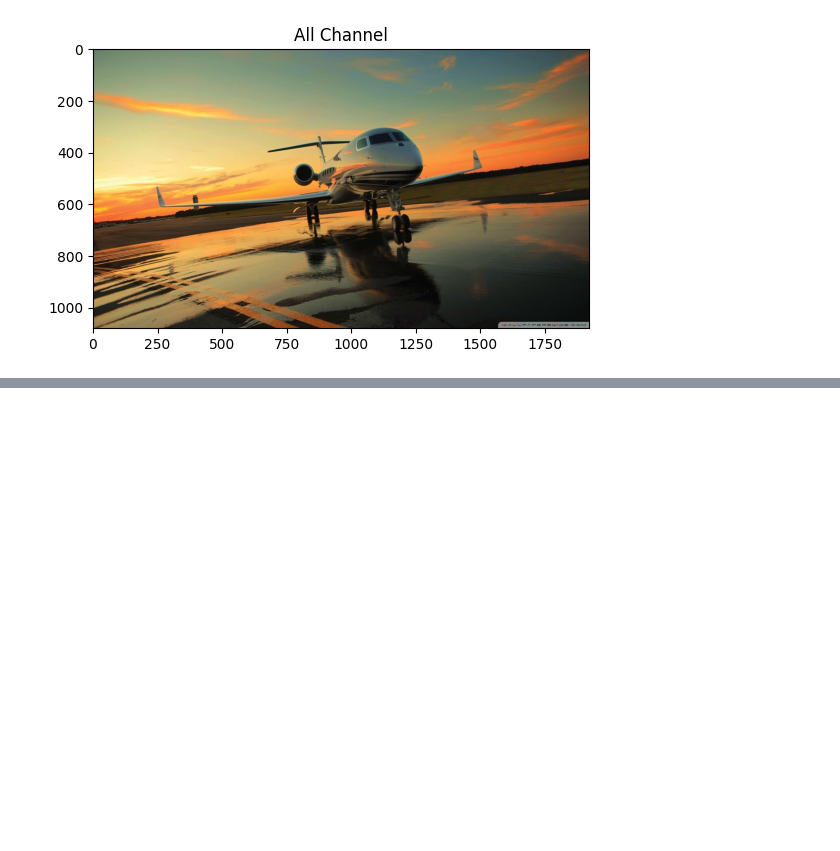
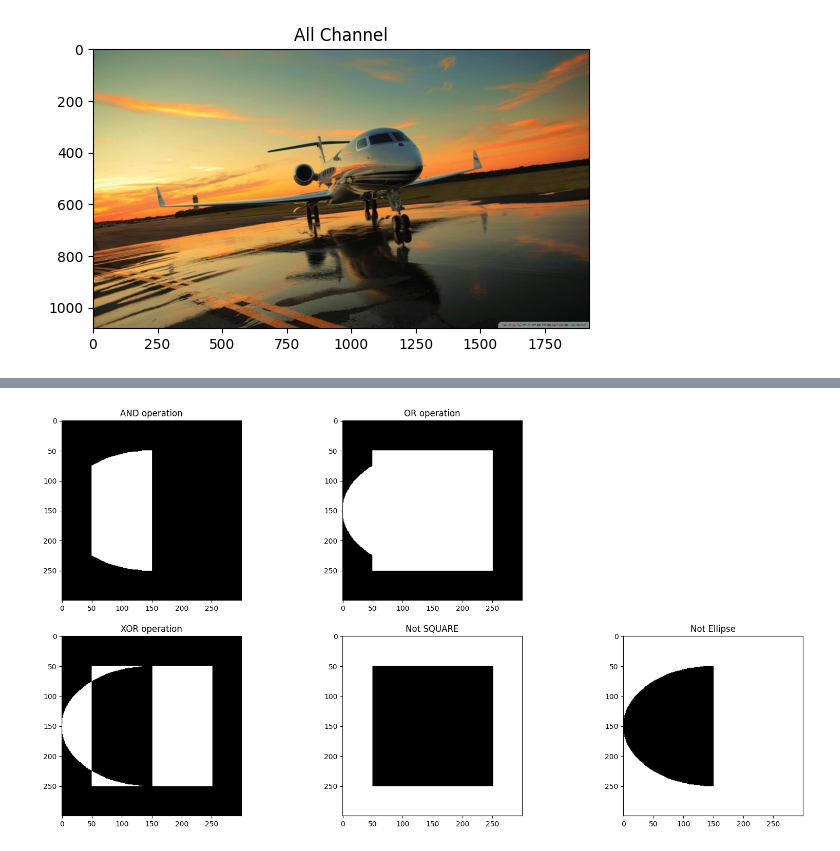
Before and after one commit to abolfazlkeshavarz/OpenCV, a Jupyter notebook: Session3.ipynb, the cells around one changed output, grey strips where cells are left out. Cells and saved outputs as stored; diff of their text form; code cells hidden in the pictures; blank space fills up the shorter version.

```diff
--- a/Session3.ipynb
+++ b/Session3.ipynb
@@ -42,0 +69,17 @@ plt.imshow(Mod_HSV_plane);plt.title('All Channel');
+# %%
+#Bitwise Operations:
+bitAND = cv2.bitwise_and(square, ellipse)
+bitOR  = cv2.bitwise_or(square, ellipse)
+bitXOR = cv2.bitwise_xor(square, ellipse)
+bitNOT = cv2.bitwise_not(square)
+bitNOTE = cv2.bitwise_not(ellipse)
+
+
+plt.figure(figsize=[20,10])
+plt.subplot(231);plt.imshow(bitAND, cmap='gray'); plt.title('AND operation');
+plt.subplot(232);plt.imshow(bitOR, cmap='gray');  plt.title('OR operation');
+plt.subplot(234);plt.imshow(bitXOR, cmap='gray');plt.title('XOR operation');
+plt.subplot(235);plt.imshow(bitNOT, cmap='gray'); plt.title('Not SQUARE');
+plt.subplot(236);plt.imshow(bitNOTE, cmap='gray');plt.title('Not Ellipse');
+# %% [output]
+[figure, added]
```
Also changed, not shown: parts of 4 cells of this notebook, 12 other files.
